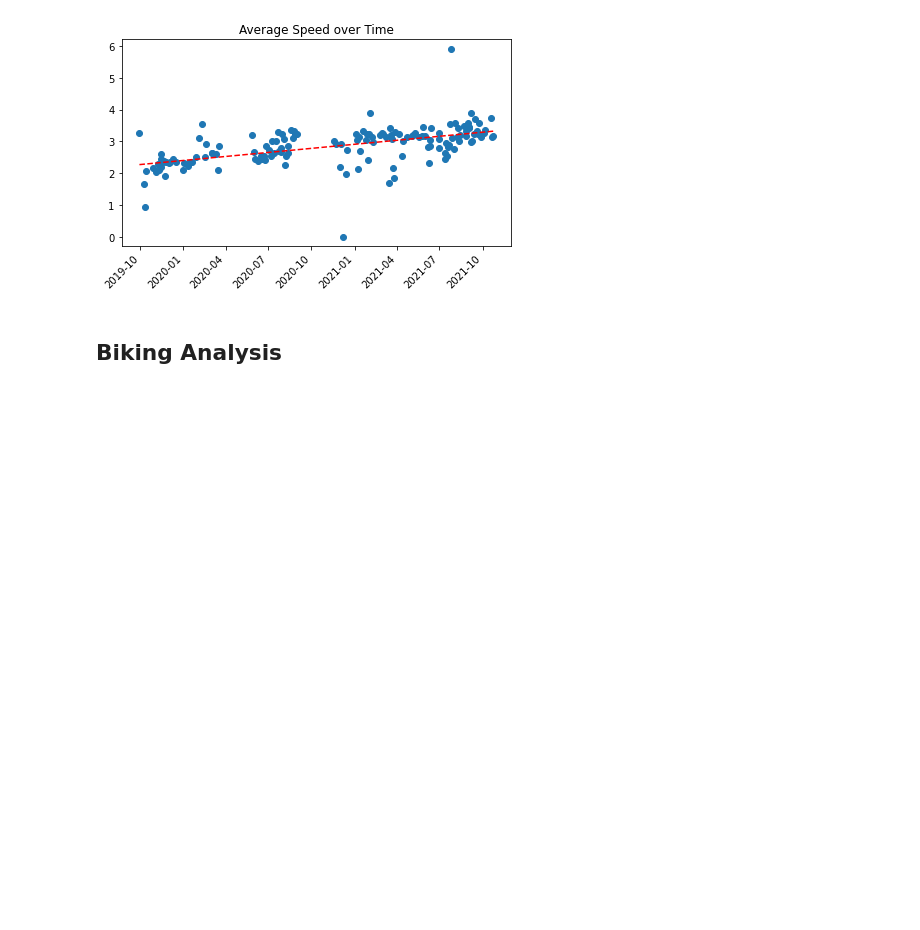
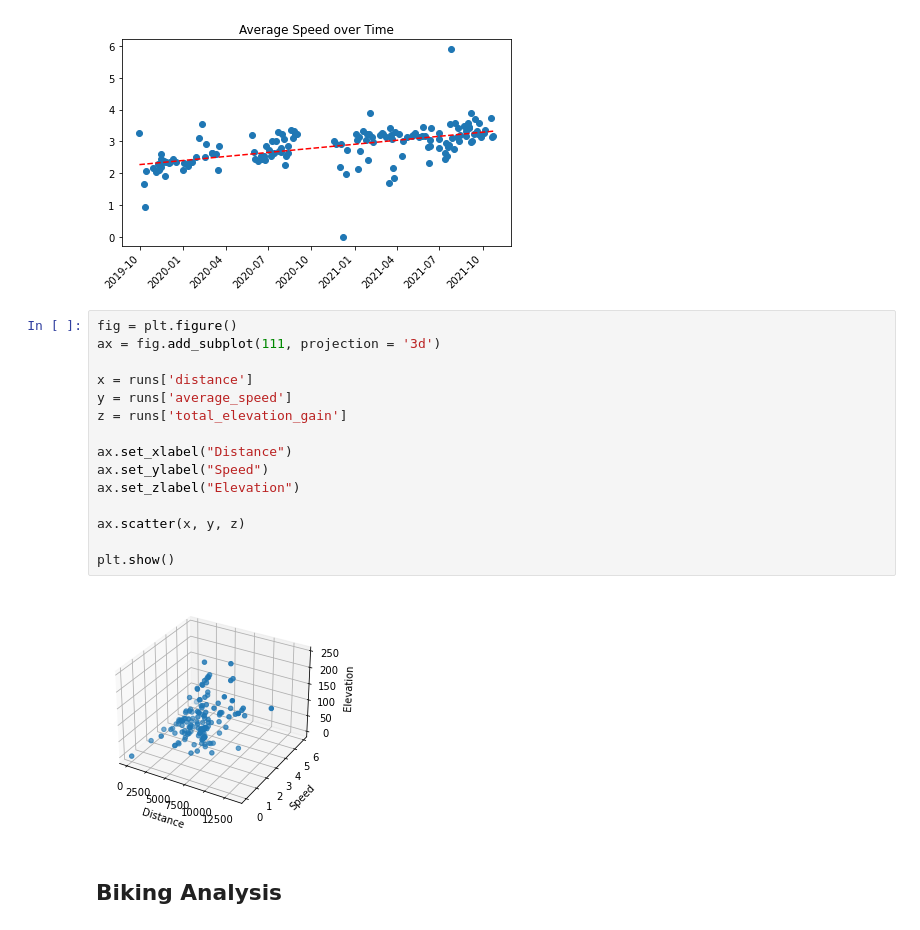
Before and after one commit to Lucs1590/strava-analysis, a Jupyter notebook: strava_analysis.ipynb, the cells around one changed output. Cells and saved outputs as stored; diff of their text form; blank space fills up the shorter version.

```diff
--- a/strava_analysis.ipynb
+++ b/strava_analysis.ipynb
@@ -201,6 +203,23 @@ fig.tight_layout()
 fig.show()
 # %% [output]
 [figure]
+# %%
+fig = plt.figure()
+ax = fig.add_subplot(111, projection = '3d')
+
+x = runs['distance']
+y = runs['average_speed']
+z = runs['total_elevation_gain']
+
+ax.set_xlabel("Distance")
+ax.set_ylabel("Speed")
+ax.set_zlabel("Elevation")
+
+ax.scatter(x, y, z)
+
+plt.show()
+# %% [output]
+[figure, added]
 # %% [markdown]
 ## Biking Analysis
 # %%
```
Also changed, not shown: parts of 4 cells of this notebook.
